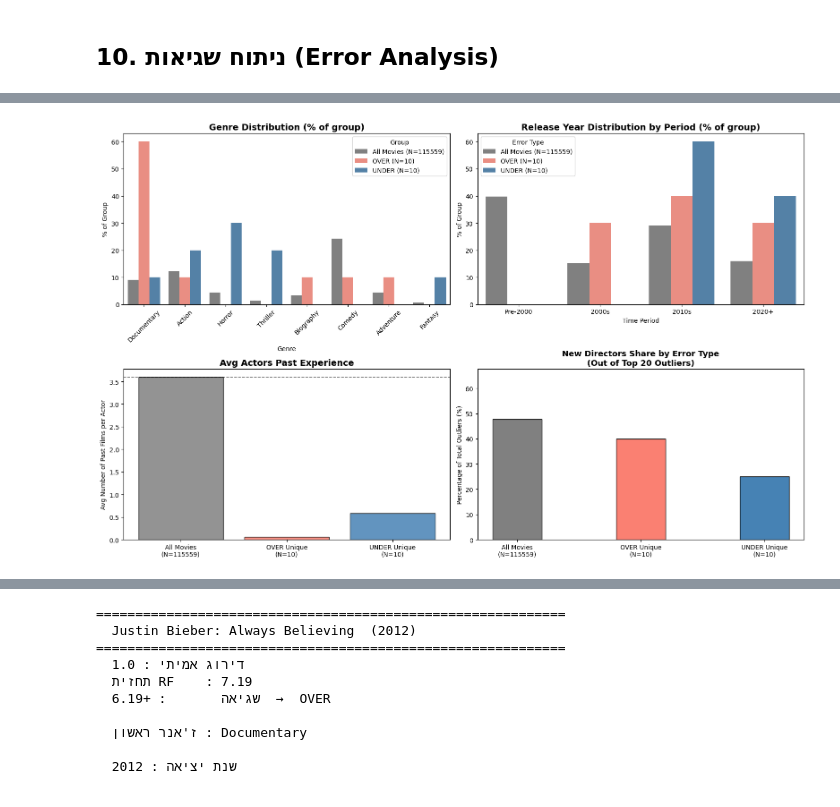
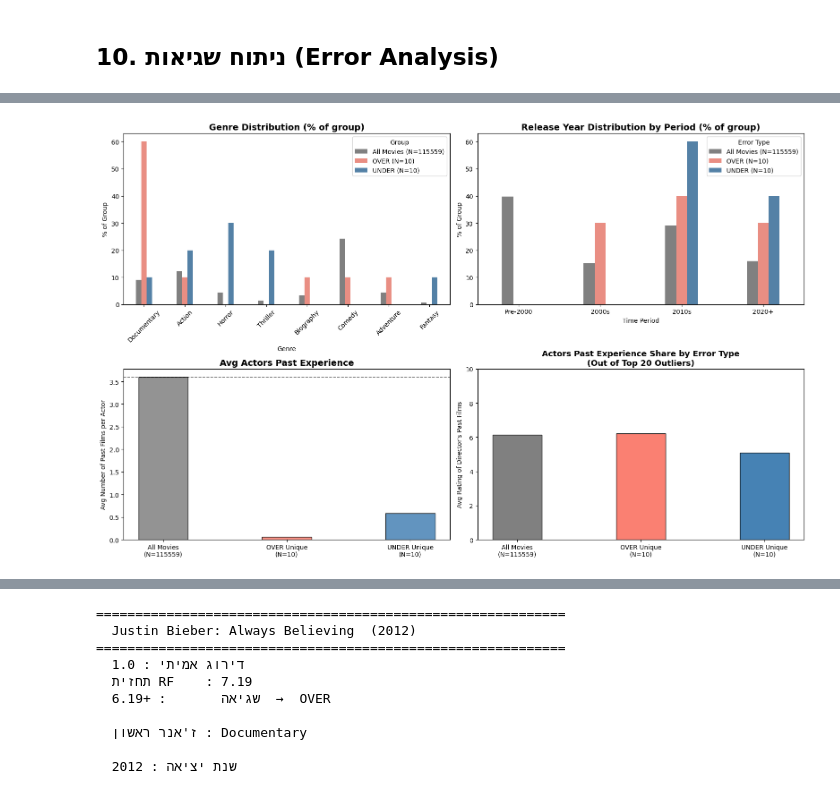
Before and after one commit to shirelhaddad/machine-learning, a Jupyter notebook: notebook_part2 (3) (2).ipynb, the cells around one changed output, grey strips where cells are left out. Cells and saved outputs as stored; diff of their text form; code cells hidden in the pictures.

```diff
--- a/notebook_part2 (3) (2).ipynb
+++ b/notebook_part2 (3) (2).ipynb
@@ -592,7 +592,7 @@ genre_plot_df = pd.DataFrame(rows)
 sns.barplot(data=genre_plot_df, x='Genre', y='Pct', hue='Group',
             palette={f'All Movies (N={n_all})': 'gray',
                      f'OVER (N={n_over})':       'salmon',
-                     f'UNDER (N={n_under})':     'steelblue'}, ax=axes[0, 0])
+                     f'UNDER (N={n_under})':     'steelblue'}, ax=axes[0, 0], width=0.4)
 axes[0, 0].set_title('Genre Distribution (% of group)', fontsize=14, fontweight='bold')
 axes[0, 0].set_xlabel('Genre')
 axes[0, 0].set_ylabel('% of Group')
@@ -621,45 +621,42 @@ year_plot_df = pd.DataFrame(rows)
 sns.barplot(data=year_plot_df, x='Period', y='Pct', hue='Group',
             palette={f'All Movies (N={n_all})': 'gray',
                      f'OVER (N={n_over})':       'salmon',
                      f'UNDER (N={n_under})':     'steelblue'},
-            ax=axes[0, 1])
+            ax=axes[0, 1], width=0.4)
 axes[0, 1].set_title('Release Year Distribution by Period (% of group)', fontsize=14, fontweight='bold')
 axes[0, 1].set_xlabel('Time Period')
 axes[0, 1].set_ylabel('% of Group')
 axes[0, 1].legend(title='Error Type')
 
 n_all   = len(errors_df)
 n_over  = len(over_rf)
 n_under = len(under_rf)
 
 act_vals = [all_means['avg_actors_past_exp'],
             over_means['avg_actors_past_exp'],
             under_means['avg_actors_past_exp']]
 
 # ציור הברים עם הלייבלים החכמים
-bars_act = axes[1, 0].bar(smart_groups, act_vals, color=custom_colors, edgecolor='black', alpha=0.85)
+bars_act = axes[1, 0].bar(smart_groups, act_vals, color=custom_colors, edgecolor='black', alpha=0.85, width=0.4)
 axes[1, 0].set_title('Avg Actors Past Experience', fontsize=14, fontweight='bold')
 axes[1, 0].set_ylabel('Avg Number of Past Films per Actor')
 
 # הוספת קו ייחוס אופקי שמראה את הממוצע הכללי כדי להדגיש את הפער!
 axes[1, 0].axhline(all_means['avg_actors_past_exp'], color='black', linestyle='--', alpha=0.6, linewidth=1.2)
 
+avg_new_over  = over_rf['director_past_avg'].mean()
+avg_new_under = under_rf['director_past_avg'].mean()
+avg_all_movies = errors_df['director_past_avg'].mean()
 
-# חישוב האחוז הישיר של במאים חדשים מתוך כלל 20 הסרטים (outliers_rf) בפיצול לסוג שגיאה
-pct_new_over  =((outliers_rf['is_new_director'] == 1.0) & (outliers_rf['Error Type'] == 'OVER')).sum()  / len(outliers_rf) * 100
-pct_new_under = ((outliers_rf['is_new_director'] == 1.0) & (outliers_rf['Error Type'] == 'UNDER')).sum() / len(outliers_rf) * 100
-pct_all_movies = (errors_df['is_new_director'] == 1.0).sum() / len(errors_df) * 100
-
-percentages = [pct_all_movies,pct_new_over, pct_new_under]
-
-axes[1, 1].bar(smart_groups, percentages, color=custom_colors, edgecolor='black', width=0.4)
-axes[1, 1].set_title("New Directors Share by Error Type\n(Out of Top 20 Outliers)", fontsize=13, fontweight='bold')
-axes[1, 1].set_ylabel("Percentage of Total Outliers (%)")
-axes[1, 1].set_ylim(0, max(percentages) + 20)
+avg = [avg_all_movies,avg_new_over, avg_new_under]
+axes[1, 1].bar(smart_groups, avg, color=custom_colors, edgecolor='black', width=0.4)
+axes[1, 1].set_title("Actors Past Experience Share by Error Type\n(Out of Top 20 Outliers)", fontsize=13, fontweight='bold')
+axes[1, 1].set_ylabel("Avg Rating of Director's Past Films")
+axes[1, 1].set_ylim(0, 10)
 
 
 plt.tight_layout()
 plt.show()
 # %% [output]
-[figure, old version]
+[figure, new version]
 # %%
```
Also changed, not shown: parts of 1 cell of this notebook.
